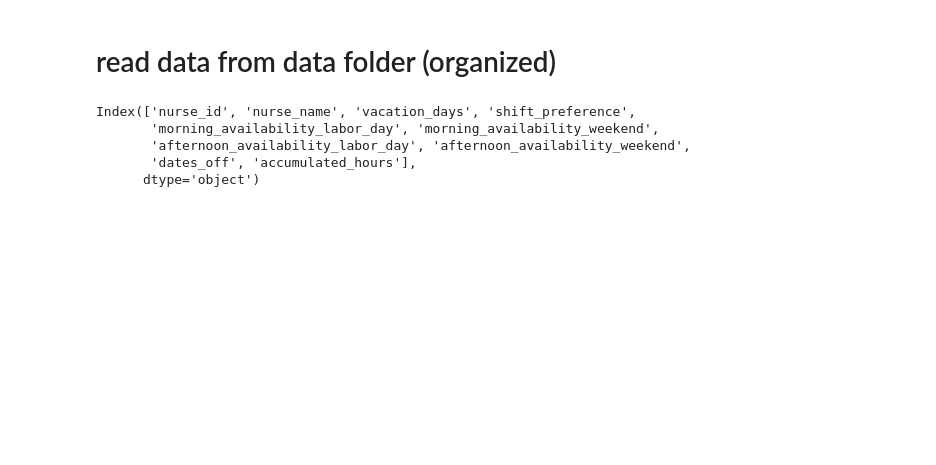
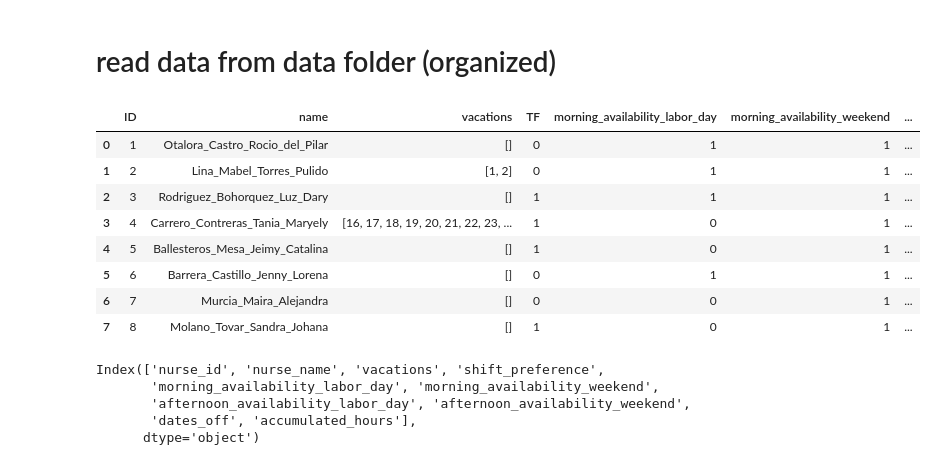
Before and after one commit to fabian-castano/HHCRSP, a Jupyter notebook: proyecto_HHCRSP/data/data_preprocess.ipynb, the cells around one changed output. Saved outputs shown, nothing was run; the diff lists cells and outputs as text; code cells hidden in the pictures; blank space fills up the shorter version.

```diff
--- a/proyecto_HHCRSP/data/data_preprocess.ipynb
+++ b/proyecto_HHCRSP/data/data_preprocess.ipynb
@@ -6,30 +6,51 @@ import holidays as pyholidays
 # %% [markdown]
 # read data from data folder (organized)
 # %%
-df=pd.read_excel('instance_organized.xlsx')
+df=pd.read_excel('instance_organized.xlsx',sheet_name='5')
 # convert string to list
 df["DLI"]=df["DLI"].apply(lambda x: x.split(","))
 df["DLI"]=df["DLI"].apply(lambda x: [int(i) for i in x])
 # find position of 1's in DLI
-df["DLI"]=df["DLI"].apply(lambda x: np.array([i for i, e in enumerate(x) if e == 1]))
-df.rename(columns={"ID":"nurse_id",
-                   "name":"nurse_name",
-                   "vacations":"vacation_days",
-                   "DLI":"dates_off",
-                   "TF":"shift_preference",
-                   "HA":"accumulated_hours"
-                   },inplace=True)
+df["DLI"]=df["DLI"].apply(lambda x: np.array([i+1 for i, e in enumerate(x) if e == 1]))
 
-dict_preference={0:"morning",1:"afternoon"}
-df["shift_preference"]=df["shift_preference"].apply(lambda x: dict_preference[x])
-df.reset_index(inplace=True,drop=True)
-df.columns
+#df["vacations"].apply(lambda x: x.split(",") if type(x) == str else [])
+df["vacations"]=df["vacations"].apply(lambda x: np.array([int(i) for i in x.split(",")]) if type(x) == str else [])#
+display(df)
 # %% [output]
-Index(['nurse_id', 'nurse_name', 'vacation_days', 'shift_preference',
-       'morning_availability_labor_day', 'morning_availability_weekend',
-       'afternoon_availability_labor_day', 'afternoon_availability_weekend',
-       'dates_off', 'accumulated_hours'],
-      dtype='object')
+|  | ID | name | vacations | TF | morning_availability_labor_day | morning_availability_weekend | ... |
+| 0 | 1 | Otalora_Castro_Rocio_del_Pilar | [] | 0 | 1 | 1 | ... |
+| 1 | 2 | Lina_Mabel_Torres_Pulido | [1, 2] | 0 | 1 | 1 | ... |
+| 2 | 3 | Rodriguez_Bohorquez_Luz_Dary | [] | 1 | 1 | 1 | ... |
+| 3 | 4 | Carrero_Contreras_Tania_Maryely | [16, 17, 18, 19, 20, 21, 22, 23, ... | 1 | 0 | 1 | ... |
+| 4 | 5 | Ballesteros_Mesa_Jeimy_Catalina | [] | 1 | 0 | 1 | ... |
+| 5 | 6 | Barrera_Castillo_Jenny_Lorena | [] | 0 | 1 | 1 | ... |
+| 6 | 7 | Murcia_Maira_Alejandra | [] | 0 | 0 | 1 | ... |
+| 7 | 8 | Molano_Tovar_Sandra_Johana | [] | 1 | 0 | 1 | ... |
+# %%
+
+df.rename(columns={"ID":"nurse_id",
+                   "name":"nurse_name",
+                   "vacations":"vacations",
+                   "DLI":"dates_off",
+                   "TF":"shift_preference",
+                   "HA":"accumulated_hours",
+                   "vacations":"vacations"
+                   },inplace=True)
+
+#df["dates_off"]=df["dates_off"].apply(lambda x: x.split(",") if type(x) == str else [])
+#df["dates_off"]=df["dates_off"].apply(lambda x: [int(i) for i in x] if type(x) == list else [])
+
+
+dict_preference={0:"morning",1:"afternoon"}
+df["shift_preference"]=df["shift_preference"].apply(lambda x: dict_preference[x])
+df.reset_index(inplace=True,drop=True)
+df.columns
+# %% [output]
+Index(['nurse_id', 'nurse_name', 'vacations', 'shift_preference',
+       'morning_availability_labor_day', 'morning_availability_weekend',
+       'afternoon_availability_labor_day', 'afternoon_availability_weekend',
+       'dates_off', 'accumulated_hours'],
+      dtype='object')
 # %%
 df[['nurse_id', 'nurse_name',  'shift_preference',
        'morning_availability_labor_day', 'morning_availability_weekend',
```
Also changed, not shown: parts of 2 cells of this notebook, 3 other files.
